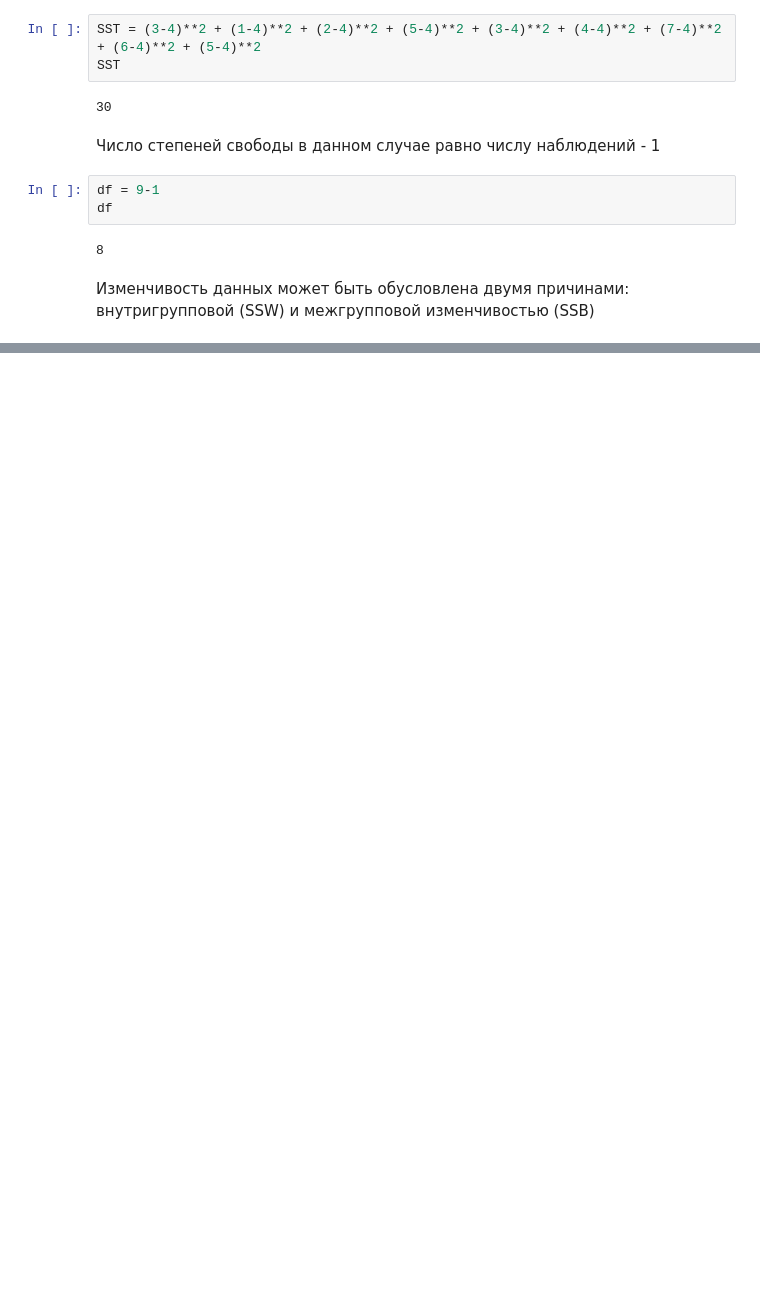
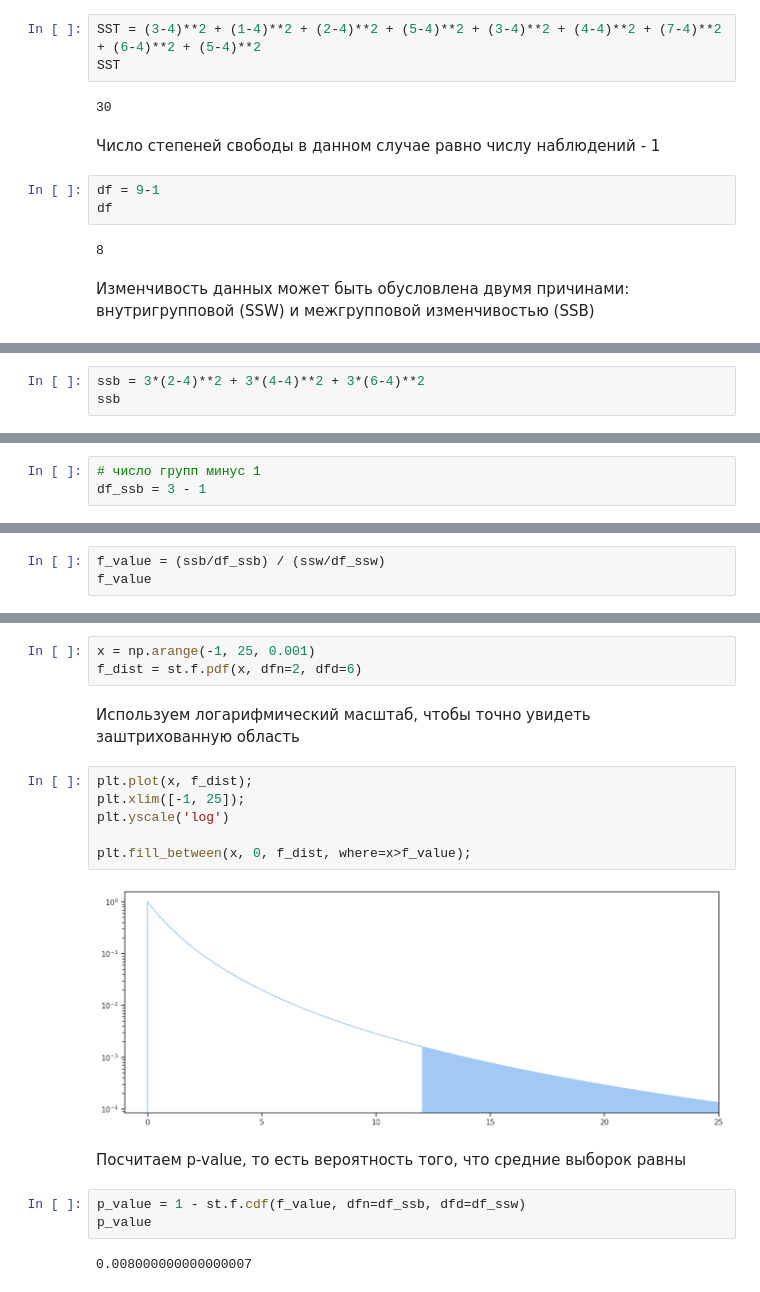
Before and after one commit to zakharkousnetsov/DS_projects, a Jupyter notebook: statistics/statistics.ipynb, the cells around one changed output, grey strips where cells are left out. Saved outputs shown, nothing was run; the diff lists cells and outputs as text; blank space fills up the shorter version.

```diff
--- a/statistics/statistics.ipynb
+++ b/statistics/statistics.ipynb
@@ -518,0 +539,3 @@ df
+# %%
+ssb = 3*(2-4)**2 + 3*(4-4)**2 + 3*(6-4)**2
+ssb
@@ -518,0 +544,3 @@ df
+# %%
+# число групп минус 1
+df_ssb = 3 - 1
@@ -518,0 +551,3 @@ df
+# %%
+f_value = (ssb/df_ssb) / (ssw/df_ssw)
+f_value
@@ -518,0 +558,20 @@ df
+# %%
+x = np.arange(-1, 25, 0.001)
+f_dist = st.f.pdf(x, dfn=2, dfd=6)
+# %% [markdown]
+Используем логарифмический масштаб, чтобы точно увидеть заштрихованную область
+# %%
+plt.plot(x, f_dist);
+plt.xlim([-1, 25]);
+plt.yscale('log')
+
+plt.fill_between(x, 0, f_dist, where=x>f_value);
+# %% [output]
+[figure, added]
+# %% [markdown]
+Посчитаем p-value, то есть вероятность того, что средние выборок равны
+# %%
+p_value = 1 - st.f.cdf(f_value, dfn=df_ssb, dfd=df_ssw)
+p_value
+# %% [output]
+0.008000000000000007
```
Also changed, not shown: parts of 10 cells of this notebook.
